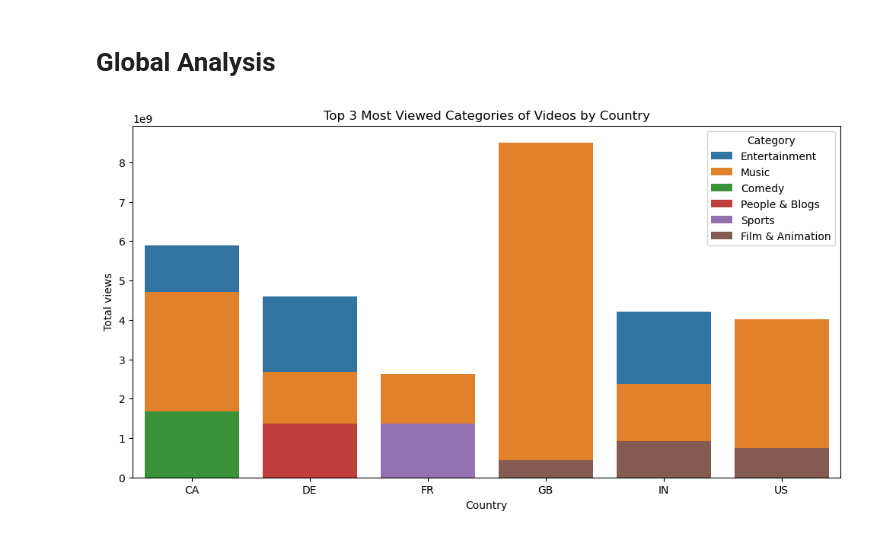
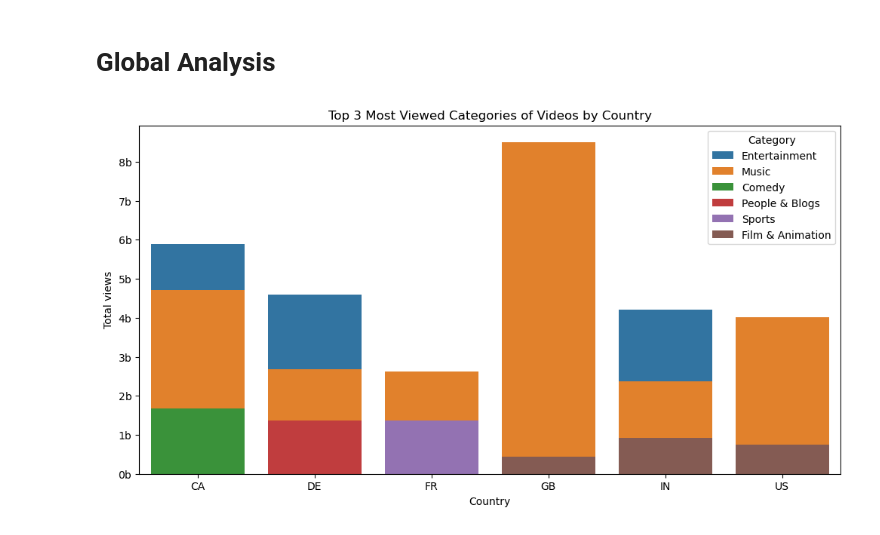
Before and after one commit to BenJC243/data-analysis_projects, a Jupyter notebook: yt_trending_videos.ipynb, the cells around one changed output. Saved outputs shown, nothing was run; the diff lists cells and outputs as text; code cells hidden in the pictures.

```diff
--- a/yt_trending_videos.ipynb
+++ b/yt_trending_videos.ipynb
@@ -19,7 +19,7 @@ pd.set_option('display.max_rows', None)
 pd.set_option('display.max_colwidth', None)
 
 # first 5 rows of dataset
-df = pd.read_csv(r'C:~\Trending YouTube Video Statistics\USvideos.csv')
+df = pd.read_csv(r'C:\Users\benjc\Downloads\Trending YouTube Video Statistics\USvideos.csv')
 df.head()
 # %% [output]
 |  | video_id | trending_date | title | channel_title | category_id | publish_time | tags | views | likes | ... |
@@ -337,7 +345,7 @@ plt.xlabel('No. of trending videos');
 **Which video category has the largest number of trending videos?**
 # %%
 import json
-fo = open(r"C:~\Trending YouTube Video Statistics\US_category_id.json")
+fo = open(r"C:\Users\benjc\Downloads\Trending YouTube Video Statistics\US_category_id.json")
 dic = json.load(fo)
 cat_vals = []
 for cat_id in df['category_id']:
@@ -422,8 +428,8 @@ No. of videos w/ both comments and ratings diabled = 106
 # %%
 import glob, json
 df_lst = []
-for file,jsn in zip(glob.glob(r"C:~\Trending YouTube Video Statistics\*videos.csv"),\
-glob.glob(r"C:~\Trending YouTube Video Statistics\*json")):
+for file,jsn in zip(glob.glob(r"C:\Users\benjc\Downloads\Trending YouTube Video Statistics\*videos.csv"),\
+glob.glob(r"C:\Users\benjc\Downloads\Trending YouTube Video Statistics\*json")):
     if 'JP' not in file and 'KR' not in file and 'MX' not in file and 'RU' not in file:
         df1 = pd.read_csv(file)
         df1['Country'] = file[-12:-10]
@@ -442,29 +448,37 @@ glob.glob(r"C:~\Trending YouTube Video Statistics\*json")):
         df_lst.append(df1)
 all_df = pd.concat(df_lst)
 # %%
-plt.figure(figsize=(12,6))
+from matplotlib.ticker import FuncFormatter
+def formatter(x, pos):
+    return f'{x/1000000000:.0f}b'
+formatter = FuncFormatter(formatter)
+
+fig,ax = plt.subplots(1,1,figsize=(12,6))
 plt.title('Top 3 Most Viewed Categories of Videos by Country')
 sns.barplot(data=sqldf('''
-WITH category_views AS (
+WITH category_views AS
+    (
     SELECT SUM(views) sumviews, category_name, country
     FROM (
-        SELECT views, category_name, country, ROW_NUMBER() over (PARTITION BY country, video_id ORDER BY trending_date DESC) AS row
+        SELECT views, category_name, country, ROW_NUMBER() over (PARTITION BY country, video_id
+            ORDER BY trending_date DESC) AS row
         FROM all_df
         )
     WHERE row = 1
     GROUP BY category_name,country
     )
 
 SELECT sumviews, category_name, country
 FROM (
-    SELECT *, row_number() over (PARTITION BY country order by sumviews desc) AS row
+    SELECT *, ROW_NUMBER() OVER (PARTITION BY country ORDER BY sumviews DESC) AS row
     FROM category_views
     )
 WHERE row BETWEEN 1 AND 3
 '''),y='sumviews',x='country',hue='category_name',dodge=False)
 
-plt.legend(title='Category')
-plt.ylabel('Total views')
-plt.xlabel('Country');
+ax.legend(title='Category')
+ax.set_ylabel('Total views')
+ax.set_xlabel('Country')
+ax.yaxis.set_major_formatter(formatter);
 # %% [output]
-[figure, old version]
+[figure, new version]
```
Also changed, not shown: parts of 13 cells of this notebook.
